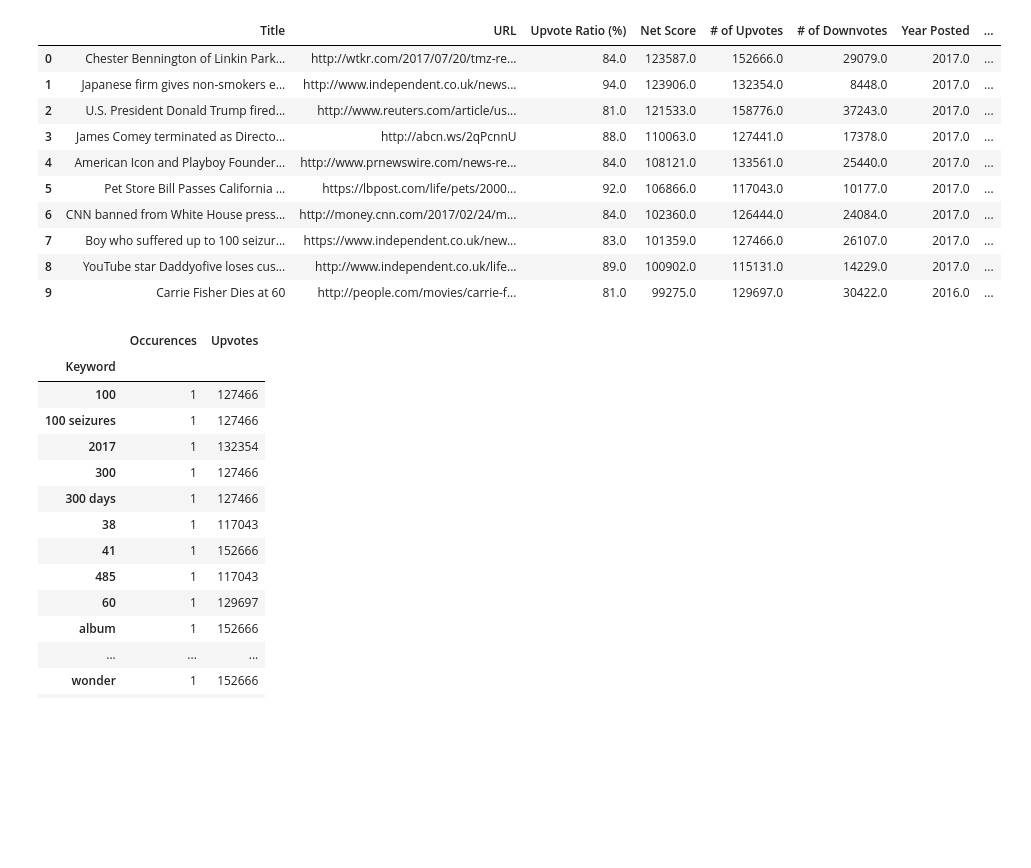
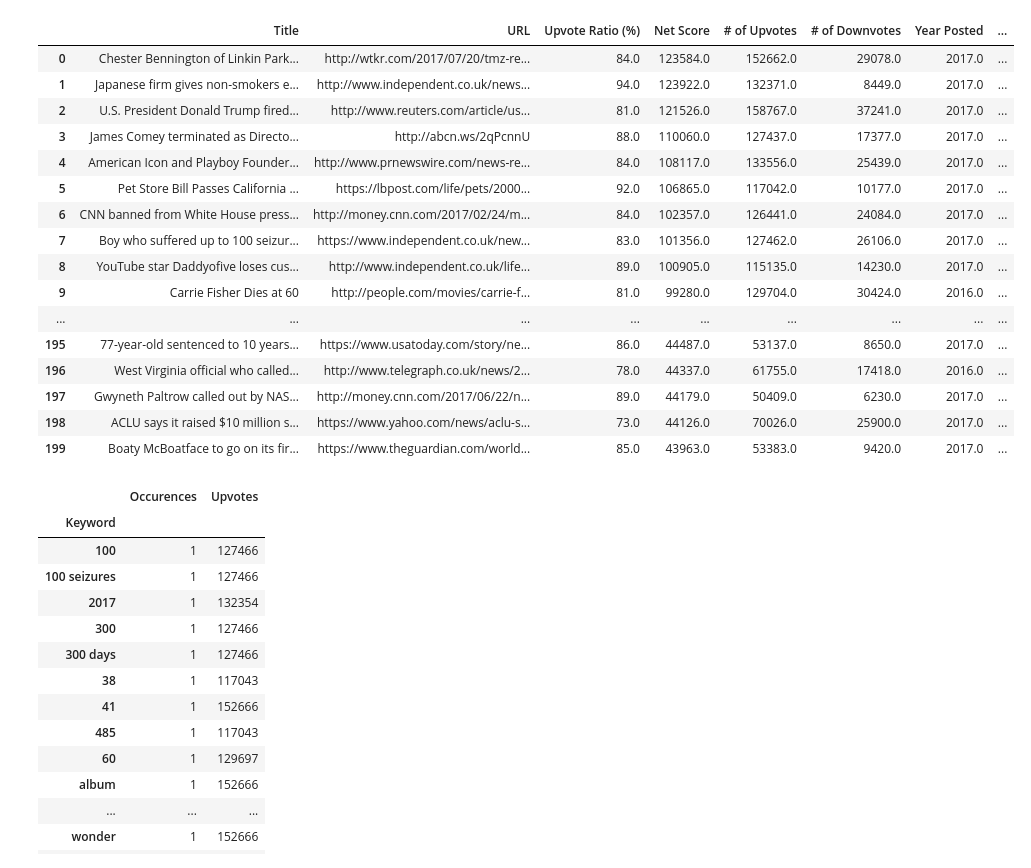
Before and after one commit to Parkkeo1/Reddit_Unlocked, a Jupyter notebook: Isaac/PRAW.ipynb, the cells around one changed output. Saved outputs shown, nothing was run; the diff lists cells and outputs as text; code cells hidden in the pictures; blank space fills up the shorter version.

Commit message:
testing/sample data for reddit /r/news 200 threads is under Isaac/DataFrames/

```diff
--- a/Isaac/PRAW.ipynb
+++ b/Isaac/PRAW.ipynb
@@ -3,6 +3,8 @@ import praw
 import numpy as np
 import pandas as pd
 from datetime import datetime
+
+pd.options.display.max_rows = 500
 # %%
 reddit = praw.Reddit(client_id='Pj5o8QpNXXJY9A',
                      client_secret='pQKMRBmhp0In48NoNvvktfRo2eA',
@@ -38,7 +39,7 @@ threads_df = threads_df[['Title', 'URL', 'Upvote Ratio (%)', 'Net Score', '# of
 # %%
 # yearly top-threads collector
 
-for thread in subreddit.top('year', limit = 10):
+for thread in subreddit.top('year', limit = 200):
     actualUps = int((thread.upvote_ratio * thread.score)/(thread.upvote_ratio * 2 - 1))
     actualDowns = actualUps - thread.score
     gather = pd.Series([thread.title, thread.url, thread.upvote_ratio * 100, thread.score,
@@ -48,19 +49,41 @@ for thread in subreddit.top('year', limit = 10):
                         index=['Title', 'URL', 'Upvote Ratio (%)', 'Net Score', '# of Upvotes', '# of Downvotes',
                                   'Year Posted', 'Month Posted', 'Day Posted', 'Self Post?', 'Video Post?'])
     threads_df = threads_df.append(gather, ignore_index = True)
+
 threads_df
+
+# exports dataframe to file via pandas pickling
+# change directory depending on user
+dfDir = '/home/parkkeo1/reddit_unlocked/Isaac/DataFrames/RedditData_{:%b-%d-%Y}'.format(datetime.now())
+threads_df.to_pickle(dfDir)
-# %% [output]
-|  | Title | URL | Upvote Ratio (%) | Net Score | # of Upvotes | # of Downvotes | Year Posted | ... |
-| 0 | Chester Bennington of Linkin Park... | http://wtkr.com/2017/07/20/tmz-re... | 84.0 | 123587.0 | 152666.0 | 29079.0 | 2017.0 | ... |
-| 1 | Japanese firm gives non-smokers e... | http://www.independent.co.uk/news... | 94.0 | 123906.0 | 132354.0 | 8448.0 | 2017.0 | ... |
-| 2 | U.S. President Donald Trump fired... | http://www.reuters.com/article/us... | 81.0 | 121533.0 | 158776.0 | 37243.0 | 2017.0 | ... |
-| 3 | James Comey terminated as Directo... | http://abcn.ws/2qPcnnU | 88.0 | 110063.0 | 127441.0 | 17378.0 | 2017.0 | ... |
-| 4 | American Icon and Playboy Founder... | http://www.prnewswire.com/news-re... | 84.0 | 108121.0 | 133561.0 | 25440.0 | 2017.0 | ... |
-| 5 | Pet Store Bill Passes California ... | https://lbpost.com/life/pets/2000... | 92.0 | 106866.0 | 117043.0 | 10177.0 | 2017.0 | ... |
-| 6 | CNN banned from White House press... | http://money.cnn.com/2017/02/24/m... | 84.0 | 102360.0 | 126444.0 | 24084.0 | 2017.0 | ... |
-| 7 | Boy who suffered up to 100 seizur... | https://www.independent.co.uk/new... | 83.0 | 101359.0 | 127466.0 | 26107.0 | 2017.0 | ... |
-| 8 | YouTube star Daddyofive loses cus... | http://www.independent.co.uk/life... | 89.0 | 100902.0 | 115131.0 | 14229.0 | 2017.0 | ... |
-| 9 | Carrie Fisher Dies at 60 | http://people.com/movies/carrie-f... | 81.0 | 99275.0 | 129697.0 | 30422.0 | 2016.0 | ... |
+# %%
+# Pickle Reader For Exported Data Frame File
+# /r/news, top 200 threads for big sample testing size. Data From November 6, 2017
+# change directory depending on user
+
+dfDir = '/home/parkkeo1/reddit_unlocked/Isaac/DataFrames/RedditData_Nov-06-2017'
+
+print_df = pd.read_pickle(dfDir)
+
+print_df
+# %% [output]
+|  | Title | URL | Upvote Ratio (%) | Net Score | # of Upvotes | # of Downvotes | Year Posted | ... |
+| 0 | Chester Bennington of Linkin Park... | http://wtkr.com/2017/07/20/tmz-re... | 84.0 | 123584.0 | 152662.0 | 29078.0 | 2017.0 | ... |
+| 1 | Japanese firm gives non-smokers e... | http://www.independent.co.uk/news... | 94.0 | 123922.0 | 132371.0 | 8449.0 | 2017.0 | ... |
+| 2 | U.S. President Donald Trump fired... | http://www.reuters.com/article/us... | 81.0 | 121526.0 | 158767.0 | 37241.0 | 2017.0 | ... |
+| 3 | James Comey terminated as Directo... | http://abcn.ws/2qPcnnU | 88.0 | 110060.0 | 127437.0 | 17377.0 | 2017.0 | ... |
+| 4 | American Icon and Playboy Founder... | http://www.prnewswire.com/news-re... | 84.0 | 108117.0 | 133556.0 | 25439.0 | 2017.0 | ... |
+| 5 | Pet Store Bill Passes California ... | https://lbpost.com/life/pets/2000... | 92.0 | 106865.0 | 117042.0 | 10177.0 | 2017.0 | ... |
+| 6 | CNN banned from White House press... | http://money.cnn.com/2017/02/24/m... | 84.0 | 102357.0 | 126441.0 | 24084.0 | 2017.0 | ... |
+| 7 | Boy who suffered up to 100 seizur... | https://www.independent.co.uk/new... | 83.0 | 101356.0 | 127462.0 | 26106.0 | 2017.0 | ... |
+| 8 | YouTube star Daddyofive loses cus... | http://www.independent.co.uk/life... | 89.0 | 100905.0 | 115135.0 | 14230.0 | 2017.0 | ... |
+| 9 | Carrie Fisher Dies at 60 | http://people.com/movies/carrie-f... | 81.0 | 99280.0 | 129704.0 | 30424.0 | 2016.0 | ... |
+| ... | ... | ... | ... | ... | ... | ... | ... | ... |
+| 195 | 77-year-old sentenced to 10 years... | https://www.usatoday.com/story/ne... | 86.0 | 44487.0 | 53137.0 | 8650.0 | 2017.0 | ... |
+| 196 | West Virginia official who called... | http://www.telegraph.co.uk/news/2... | 78.0 | 44337.0 | 61755.0 | 17418.0 | 2016.0 | ... |
+| 197 | Gwyneth Paltrow called out by NAS... | http://money.cnn.com/2017/06/22/n... | 89.0 | 44179.0 | 50409.0 | 6230.0 | 2017.0 | ... |
+| 198 | ACLU says it raised $10 million s... | https://www.yahoo.com/news/aclu-s... | 73.0 | 44126.0 | 70026.0 | 25900.0 | 2017.0 | ... |
+| 199 | Boaty McBoatface to go on its fir... | https://www.theguardian.com/world... | 85.0 | 43963.0 | 53383.0 | 9420.0 | 2017.0 | ... |
 # %%
 # daily hot/top-by-24hr data collector
 # %%
```
Also changed, not shown: parts of 1 cell of this notebook, 2 other files.
